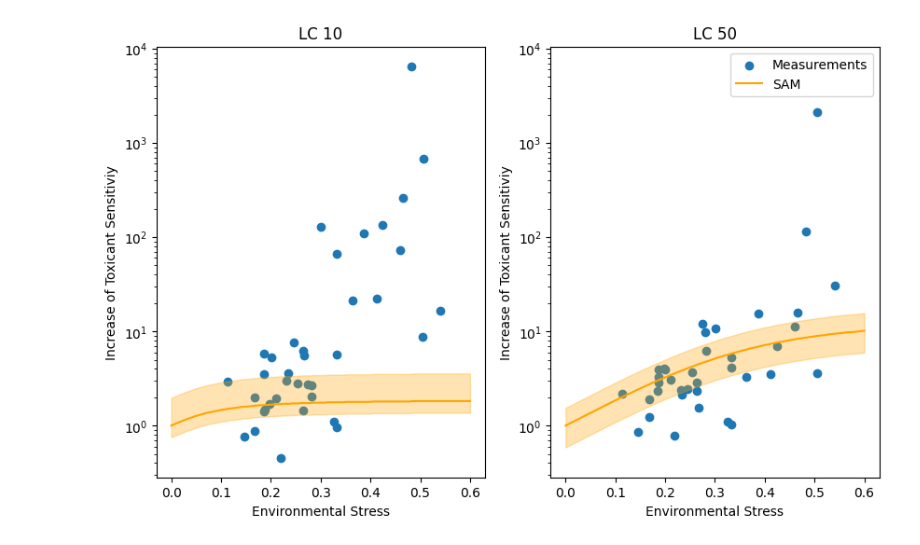
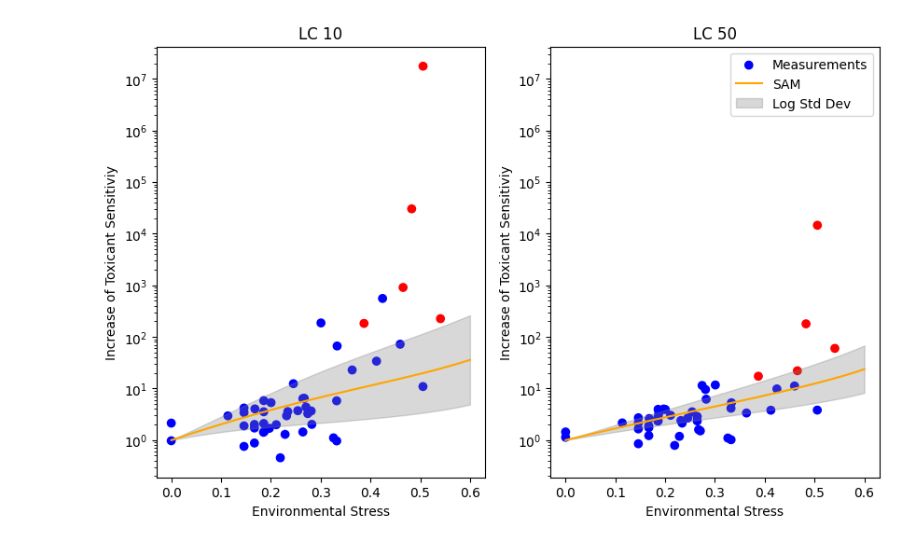
Before and after one commit to ffhammer/sam, a Jupyter notebook: scripts/diff_graphic.ipynb, the cells around one changed output. Saved outputs shown, nothing was run; the diff lists cells and outputs as text; code cells hidden in the pictures.

```diff
--- a/scripts/diff_graphic.ipynb
+++ b/scripts/diff_graphic.ipynb
@@ -173,0 +133,3 @@ plt.legend()
+# %%
+lc10 = np.array([i[:,0] for i in results.values()])
+lc50 = np.array([i[:,1] for i in results.values()])
@@ -175,7 +197,7 @@ plt.legend()
 dfs = []
 
 
-for path, data, stress_name, stress_series in load_datapoints(filter=filter_func):
+for path, data, stress_name, stress_series in load_datapoints():
     meta = data.meta
 
     main_fit, stress_fit, sam_sur, sam_stress, additional_stress = sam_prediction(
@@ -219,41 +241,75 @@ df.head()
+# %%
+interest  = [
+    ("liess_copper_2001", "Food_1% + UV"),
+    ("naeem_Esfenvalerate_2019", "Food_1% + Prochloraz_100"),
+    ("naeem_Esfenvalerate_2019", "Food_1% + Prochloraz_32"),
+    ("naeem_Esfenvalerate_2024", "Food_1% + Temp_25"),
+    ("naeem_Mix13_2024", "Temp_25 + Food_1%")
+]
+
+mask = df.apply(lambda x: any(path in x.title and stress in x.stress_name for path, stress in interest), axis = 1)
 # %%
 df["true_10_frac"] = df.main_lc10 / df.stress_lc10
 df["true_50_frac"] = df.main_lc50 / df.stress_lc50
-# df["sam_10_frac"] = df.main_lc10 / df.sam_lc10
-# df["sam_50_frac"] = df.main_lc50 / df.sam_lc50
+
+
+log_lc10 = [np.log(ar[0] / ar) for ar in lc10]
+log_lc50 = [np.log(ar[0] / ar) for ar in lc50]
+
+# Calculate the mean and std in the log-space
+log_mean_curve_10 = np.mean(log_lc10, axis=0)
+log_std_curve_10 = np.std(log_lc10, axis=0)
+
+log_mean_curve_50 = np.mean(log_lc50, axis=0)
+log_std_curve_50 = np.std(log_lc50, axis=0)
+
+# Exponentiate back to the original scale
+mean_curve_10 = np.exp(log_mean_curve_10)
+upper_curve_10 = np.exp(log_mean_curve_10 + log_std_curve_10)
+lower_curve_10 = np.exp(log_mean_curve_10 - log_std_curve_10)
+
+mean_curve_50 = np.exp(log_mean_curve_50)
+upper_curve_50 = np.exp(log_mean_curve_50 + log_std_curve_50)
+lower_curve_50 = np.exp(log_mean_curve_50 - log_std_curve_50)
+
+
 
 df["stress_level"] = df.stress_fit.apply(lambda x: survival_to_stress(x.optim_param["d"]))
 
 
 y_name = "Increase of Toxicant Sensitiviy"
 x_name = "Environmental Stress"
 
 plt.figure(figsize=(10,6))
 ax1 = plt.subplot(1,2,1)
 plt.title("LC 10")
-plt.scatter(df.stress_level, df["true_10_frac"], label = "Measurements")
+
+color = ["blue" if not i else "red" for i in mask]
+
+plt.scatter(df.stress_level, df["true_10_frac"], label = "Measurements", color = color)
 
 
-plt.plot(stresses, ten[:,0], label = "SAM", color = "orange")
-plt.fill_between(stresses, ten[:,1], ten[:,2], alpha=0.3, color = "orange")
+ax1.plot(stresses, mean_curve_10, color='orange', label='SAM')
+ax1.fill_between(stresses, lower_curve_10, upper_curve_10, color='gray', alpha=0.3, label='Log Std Dev')
+
 
 plt.yscale("log")
 plt.xlabel(x_name)
 plt.ylabel(y_name)
 
 plt.subplot(1,2,2, sharey = ax1)
 plt.title("LC 50")
 
-plt.scatter(df.stress_level, df["true_50_frac"], label = "Measurements")
-plt.plot(stresses, fif[:,0], label = "SAM", color = "orange")
-plt.fill_between(stresses, fif[:,1], fif[:,2], alpha=0.3, color = "orange")
+plt.scatter(df.stress_level, df["true_50_frac"], label = "Measurements", color = color)
 
+plt.plot(stresses, mean_curve_50, color='orange', label='SAM')
+plt.fill_between(stresses, lower_curve_50, upper_curve_50, color='gray', alpha=0.3, label='Log Std Dev')
 
 plt.yscale("log")
 plt.xlabel(x_name)
 plt.ylabel(y_name)
 
 plt.legend()
 plt.show()
 # %% [output]
-[figure, old version]
+[figure, new version]
```
Also changed, not shown: parts of 12 cells of this notebook.
